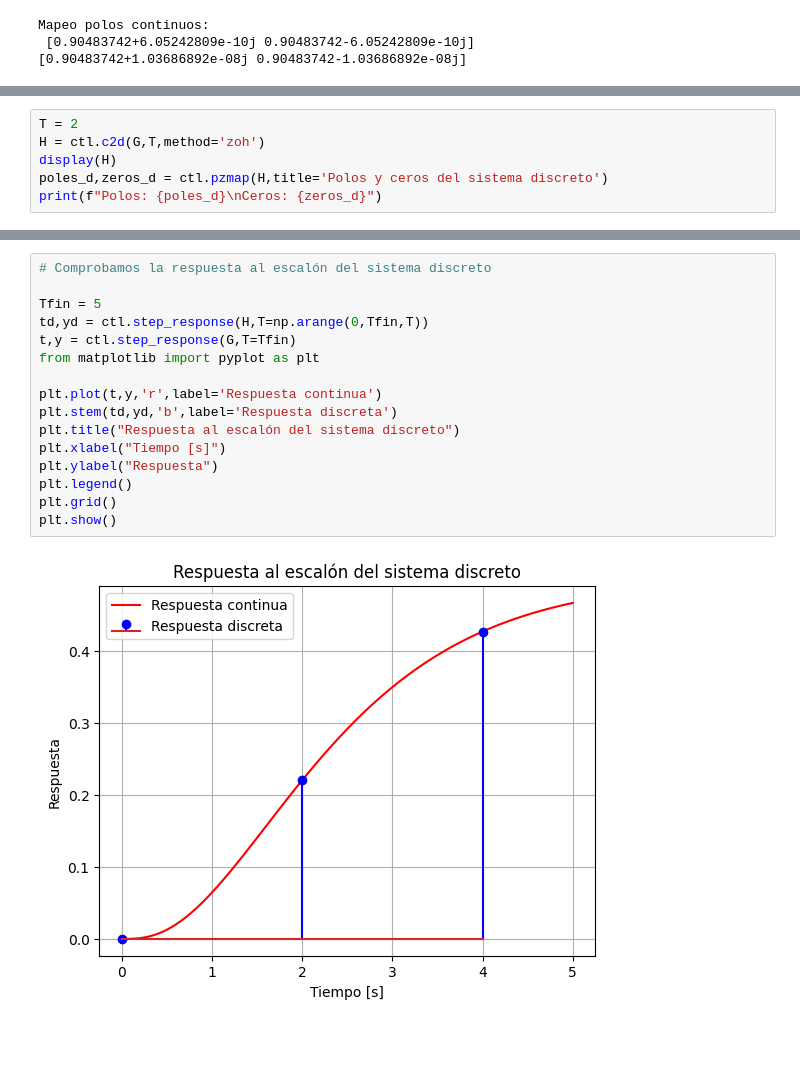
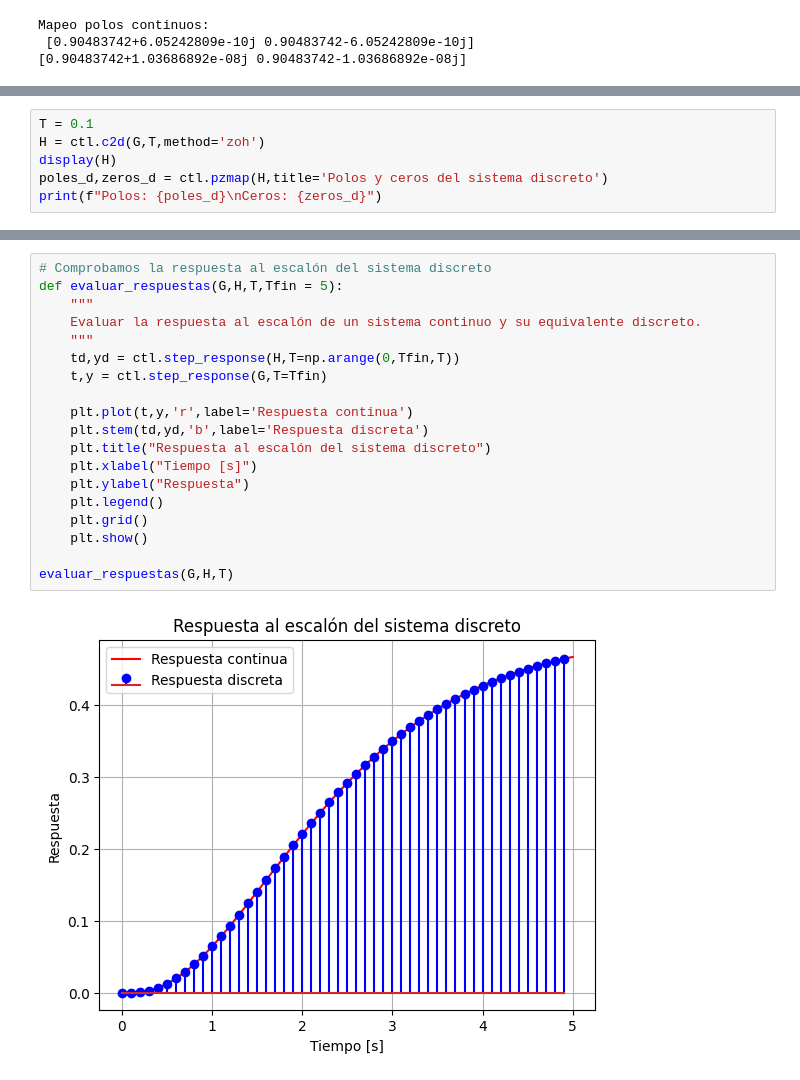
Before and after one commit to pgonfiuba/ica, a Jupyter notebook: clase 1/mapeo_polos_ceros.ipynb, the cells around one changed output, grey strips where cells are left out. Drawn from its saved outputs; the diff is of its cells as text; blank space fills up the shorter version.

```diff
--- a/clase 1/mapeo_polos_ceros.ipynb
+++ b/clase 1/mapeo_polos_ceros.ipynb
@@ -51,7 +51,7 @@ poles,zeros = ctl.pzmap(G,title='Polos y ceros del sistema continiuo')
 $$\frac{1}{s^3 + 4 s^2 + 5 s + 2}$$
 [figure]
 # %%
-T = 2
+T = 0.1
 H = ctl.c2d(G,T,method='zoh')
 display(H)
 poles_d,zeros_d = ctl.pzmap(H,title='Polos y ceros del sistema discreto')
@@ -65,18 +65,21 @@ Ceros: [-0.61885993+0.j -0.02959577+0.j]
 # %%
 # Comprobamos la respuesta al escalón del sistema discreto
+def evaluar_respuestas(G,H,T,Tfin = 5):
+    """
+    Evaluar la respuesta al escalón de un sistema continuo y su equivalente discreto.
+    """
+    td,yd = ctl.step_response(H,T=np.arange(0,Tfin,T))
+    t,y = ctl.step_response(G,T=Tfin)
 
-Tfin = 5
-td,yd = ctl.step_response(H,T=np.arange(0,Tfin,T))
-t,y = ctl.step_response(G,T=Tfin)
-from matplotlib import pyplot as plt
+    plt.plot(t,y,'r',label='Respuesta continua')
+    plt.stem(td,yd,'b',label='Respuesta discreta')
+    plt.title("Respuesta al escalón del sistema discreto")
+    plt.xlabel("Tiempo [s]")
+    plt.ylabel("Respuesta")
+    plt.legend()
+    plt.grid()
+    plt.show()
 
-plt.plot(t,y,'r',label='Respuesta continua')
-plt.stem(td,yd,'b',label='Respuesta discreta')
-plt.title("Respuesta al escalón del sistema discreto")
-plt.xlabel("Tiempo [s]")
-plt.ylabel("Respuesta")
-plt.legend()
-plt.grid()
-plt.show()
+evaluar_respuestas(G,H,T)
 # %% [output]
-[figure, old version]
+[figure, new version]
```
Also changed, not shown: parts of 6 cells of this notebook, 1 other file.
